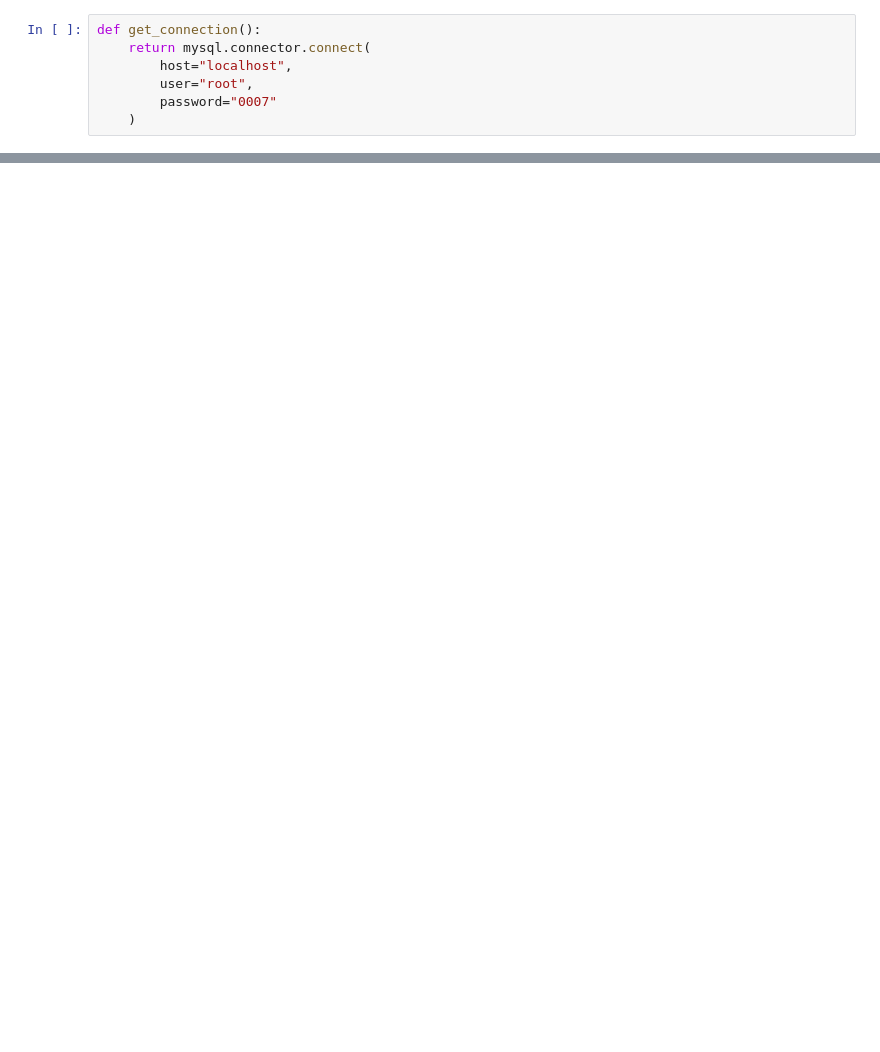
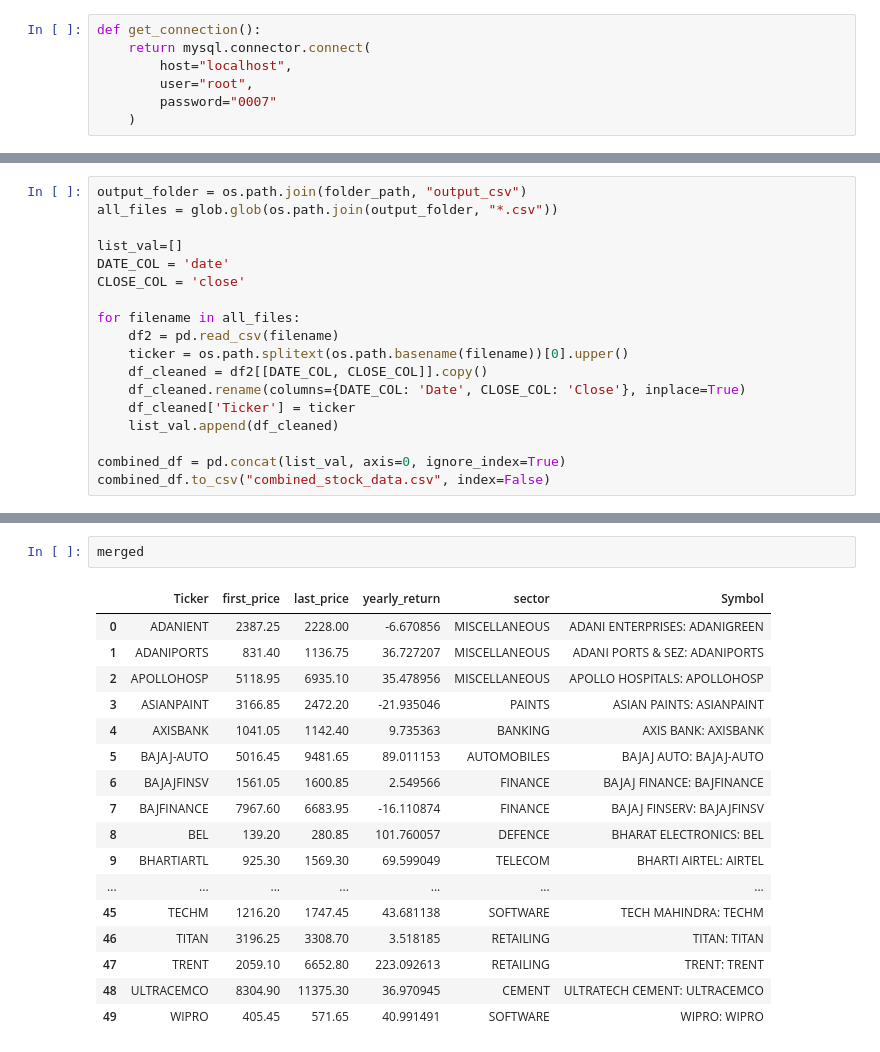
Before and after one commit to sarank-21/Data-Driven-Stock-Analysis, a Jupyter notebook: jupter.ipynb, the cells around one changed output, grey strips where cells are left out. Cells and saved outputs as stored; diff of their text form; blank space fills up the shorter version.

```diff
--- a/jupter.ipynb
+++ b/jupter.ipynb
@@ -173,0 +233,18 @@ Saved: D:\PROJECT_2\Data-Driven-Stock-Analysis\data\output_csv\BAJAJ-AUTO.csv
+# %%
+output_folder = os.path.join(folder_path, "output_csv")
+all_files = glob.glob(os.path.join(output_folder, "*.csv"))
+
+list_val=[]
+DATE_COL = 'date'
+CLOSE_COL = 'close'
+
+for filename in all_files:
+    df2 = pd.read_csv(filename)
+    ticker = os.path.splitext(os.path.basename(filename))[0].upper()
+    df_cleaned = df2[[DATE_COL, CLOSE_COL]].copy()
+    df_cleaned.rename(columns={DATE_COL: 'Date', CLOSE_COL: 'Close'}, inplace=True)
+    df_cleaned['Ticker'] = ticker
+    list_val.append(df_cleaned)
+
+combined_df = pd.concat(list_val, axis=0, ignore_index=True)
+combined_df.to_csv("combined_stock_data.csv", index=False)
@@ -173,0 +484,20 @@ Saved: D:\PROJECT_2\Data-Driven-Stock-Analysis\data\output_csv\BAJAJ-AUTO.csv
+# %%
+merged
+# %% [output]
+|  | Ticker | first_price | last_price | yearly_return | sector | Symbol |
+| 0 | ADANIENT | 2387.25 | 2228.00 | -6.670856 | MISCELLANEOUS | ADANI ENTERPRISES: ADANIGREEN |
+| 1 | ADANIPORTS | 831.40 | 1136.75 | 36.727207 | MISCELLANEOUS | ADANI PORTS & SEZ: ADANIPORTS |
+| 2 | APOLLOHOSP | 5118.95 | 6935.10 | 35.478956 | MISCELLANEOUS | APOLLO HOSPITALS: APOLLOHOSP |
+| 3 | ASIANPAINT | 3166.85 | 2472.20 | -21.935046 | PAINTS | ASIAN PAINTS: ASIANPAINT |
+| 4 | AXISBANK | 1041.05 | 1142.40 | 9.735363 | BANKING | AXIS BANK: AXISBANK |
+| 5 | BAJAJ-AUTO | 5016.45 | 9481.65 | 89.011153 | AUTOMOBILES | BAJAJ AUTO: BAJAJ-AUTO |
+| 6 | BAJAJFINSV | 1561.05 | 1600.85 | 2.549566 | FINANCE | BAJAJ FINANCE: BAJFINANCE |
+| 7 | BAJFINANCE | 7967.60 | 6683.95 | -16.110874 | FINANCE | BAJAJ FINSERV: BAJAJFINSV |
+| 8 | BEL | 139.20 | 280.85 | 101.760057 | DEFENCE | BHARAT ELECTRONICS: BEL |
+| 9 | BHARTIARTL | 925.30 | 1569.30 | 69.599049 | TELECOM | BHARTI AIRTEL: AIRTEL |
+| ... | ... | ... | ... | ... | ... | ... |
+| 45 | TECHM | 1216.20 | 1747.45 | 43.681138 | SOFTWARE | TECH MAHINDRA: TECHM |
+| 46 | TITAN | 3196.25 | 3308.70 | 3.518185 | RETAILING | TITAN: TITAN |
+| 47 | TRENT | 2059.10 | 6652.80 | 223.092613 | RETAILING | TRENT: TRENT |
+| 48 | ULTRACEMCO | 8304.90 | 11375.30 | 36.970945 | CEMENT | ULTRATECH CEMENT: ULTRACEMCO |
+| 49 | WIPRO | 405.45 | 571.65 | 40.991491 | SOFTWARE | WIPRO: WIPRO |
```
Also changed, not shown: parts of 26 cells of this notebook, 54 other files.
